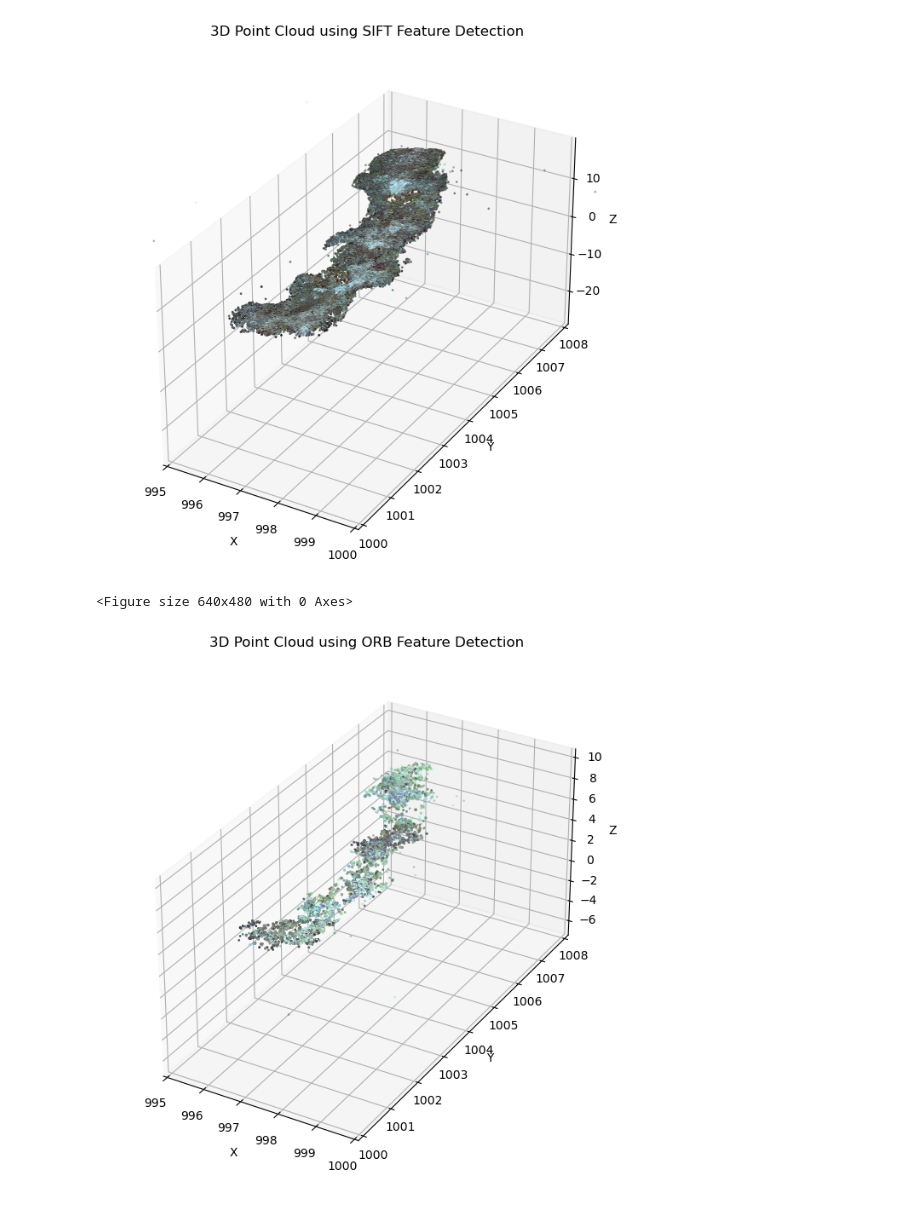
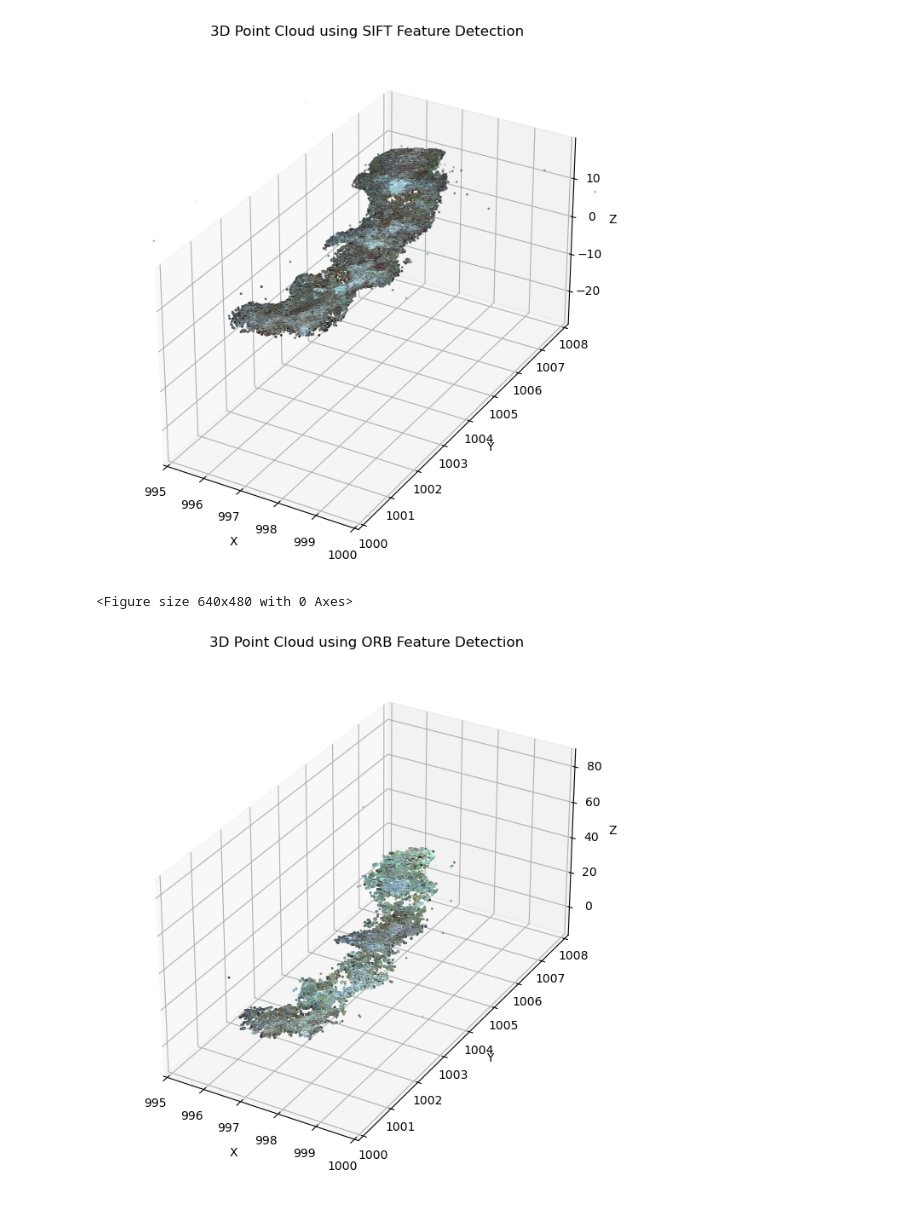
Before and after one commit to AmelineA2003/AMME5710, a Jupyter notebook: Assignments/A2/Question_1/Q1_A2.ipynb, the cells around one changed output. Saved outputs shown, nothing was run; the diff lists cells and outputs as text; code cells hidden in the pictures.

```diff
--- a/Assignments/A2/Question_1/Q1_A2.ipynb
+++ b/Assignments/A2/Question_1/Q1_A2.ipynb
@@ -175,3 +179,21 @@ plt.show()
 # %% [output]
 found 2000 and 2000 feature points ...
 [figure]
+# %%
+# initialise new matcher (cross-checker is used to only return matches that are the best in both views)
+bf = cv2.BFMatcher(cv2.NORM_L2, crossCheck=True) # for ORB (use distance "cv2.NORM_L2" for SIFT)
+
+# Perform matching using extracted descriptors
+# Each "match" contains information about distance and the index from image 1 (queryIdx) and image 2 (trainIdx)
+matches = bf.match(des1, des2)
+matches = sorted(matches, key=lambda x: x.distance) # sort from best to worst
+pts1 = np.float32([kp1[m.queryIdx].pt for m in matches])
+pts2 = np.float32([kp2[m.trainIdx].pt for m in matches])
+
+print('Found %d matches ...'%(len(matches)))
+
+# Display matches on screen using "cv2.drawMatches"
+imgmatch = cv2.drawMatches(im_left,kp1,im_right,kp2,matches,None,flags=cv2.DrawMatchesFlags_NOT_DRAW_SINGLE_POINTS)
+plt.figure(figsize=(10, 7))
+plt.imshow(imgmatch)
+plt.show()
@@ -177,0 +203,22 @@ found 2000 and 2000 feature points ...
+# %%
+# Implementing Outlier Rejection
+# compute Fundamental Matrix F between the two views using correspondances via RANSAC
+F, mask = cv2.findFundamentalMat(pts1,pts2,cv2.FM_RANSAC)
+
+# retain only points which were inliers (specified by "mask")
+pts1_inliers = pts1[mask[:,0]==1]
+pts2_inliers = pts2[mask[:,0]==1]
+
+print("Found %d inlier correspondances"%(pts1_inliers.shape[0]))
+
+# filter original matches list for re-drawing
+matches_inliers = []
+for i in range(mask.shape[0]):
+    if mask[i,0] == 1:
+        matches_inliers.append(matches[i])
+
+# Display matches on screen using "cv2.drawMatches"
+imgmatch = cv2.drawMatches(im_left,kp1,im_right,kp2,matches_inliers,None,flags=cv2.DrawMatchesFlags_NOT_DRAW_SINGLE_POINTS)
+plt.figure(figsize=(10, 7))
+plt.imshow(imgmatch)
+plt.show()
@@ -353,7 +403,7 @@ plt.show()
 pixel_colours = []
 world_points = []
 
-num_features = 1000
+num_features = 4600
 
 
 P_left = (K_left)@ np.hstack((np.eye(3), np.zeros((3, 1))))
@@ -390,31 +440,31 @@ for i in range(len(left_imgs)):
     R_wc = R_camera[:, :, i]
     t_wc = t_camera[:, i]
 
     R_cw = R_wc.T
     t_cw = -R_cw @ t_wc.reshape(3, 1)
 
     points_world = (R_cw @ points_3D + t_cw).T
     world_points.append(points_world)
 
 pixel_colours = np.array(np.vstack(pixel_colours))
 world_points = np.array(np.vstack(world_points))
 
 
 # Generating 3D terrain map
 fig = plt.figure()
 fig = plt.figure(figsize=(12, 8))
 ax = fig.add_subplot(111, projection='3d')
 ax.scatter(world_points[:, 0], world_points[:, 1], world_points[:, 2], s=1, c=pixel_colours/255.0)
 ax.set_xlabel("X")
 ax.set_ylabel("Y")
 ax.set_zlabel("Z")
 ax.set_box_aspect([1, 2, 1])
 # ax.view_init(elev=20, azim=150)
 ax.set_xlim([995, 1000])
 ax.set_ylim([1000, 1008])
 # ax.set_zlim([-5, 6])
 ax.set_title("3D Point Cloud using ORB Feature Detection")
 plt.show()
 # %% [output]
 <Figure size 640x480 with 0 Axes>
-[figure, old version]
+[figure, new version]
```
Also changed, not shown: parts of 3 cells of this notebook.
